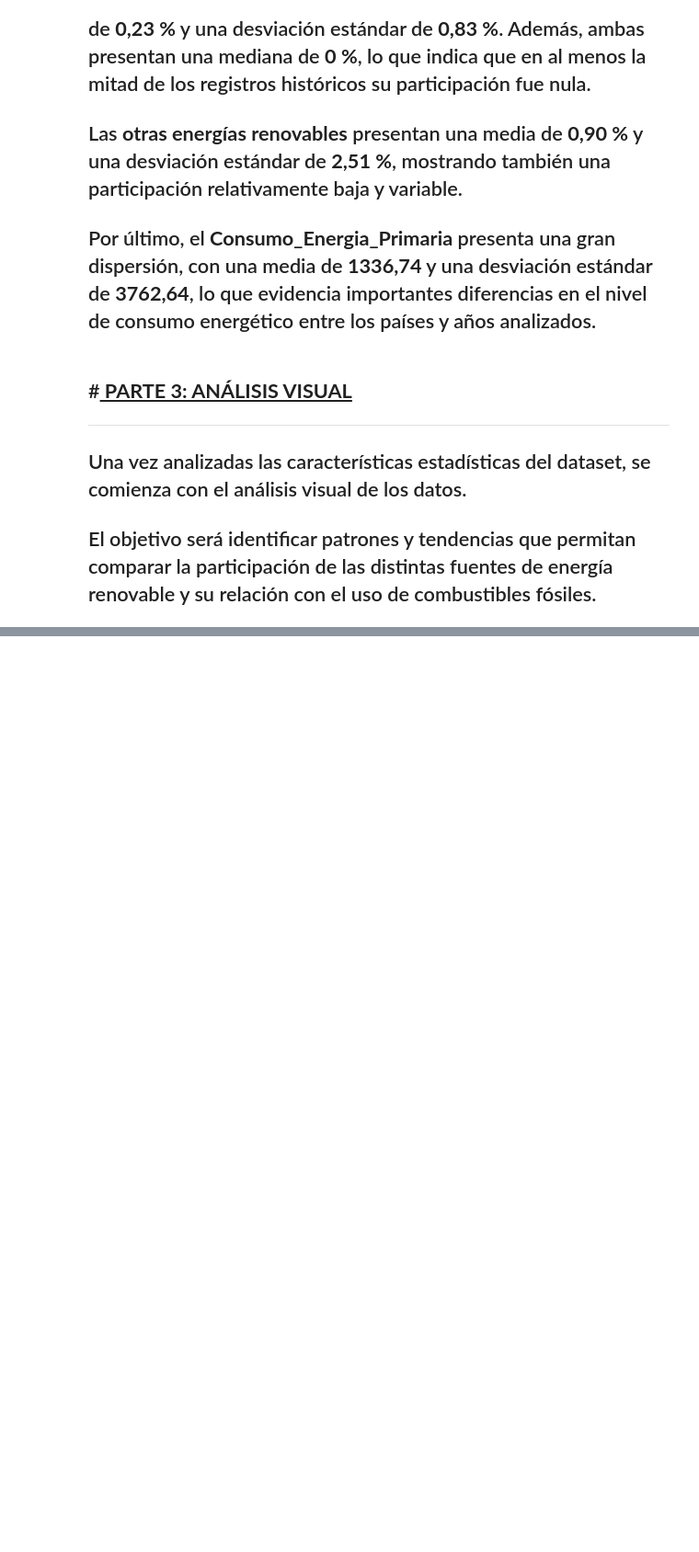
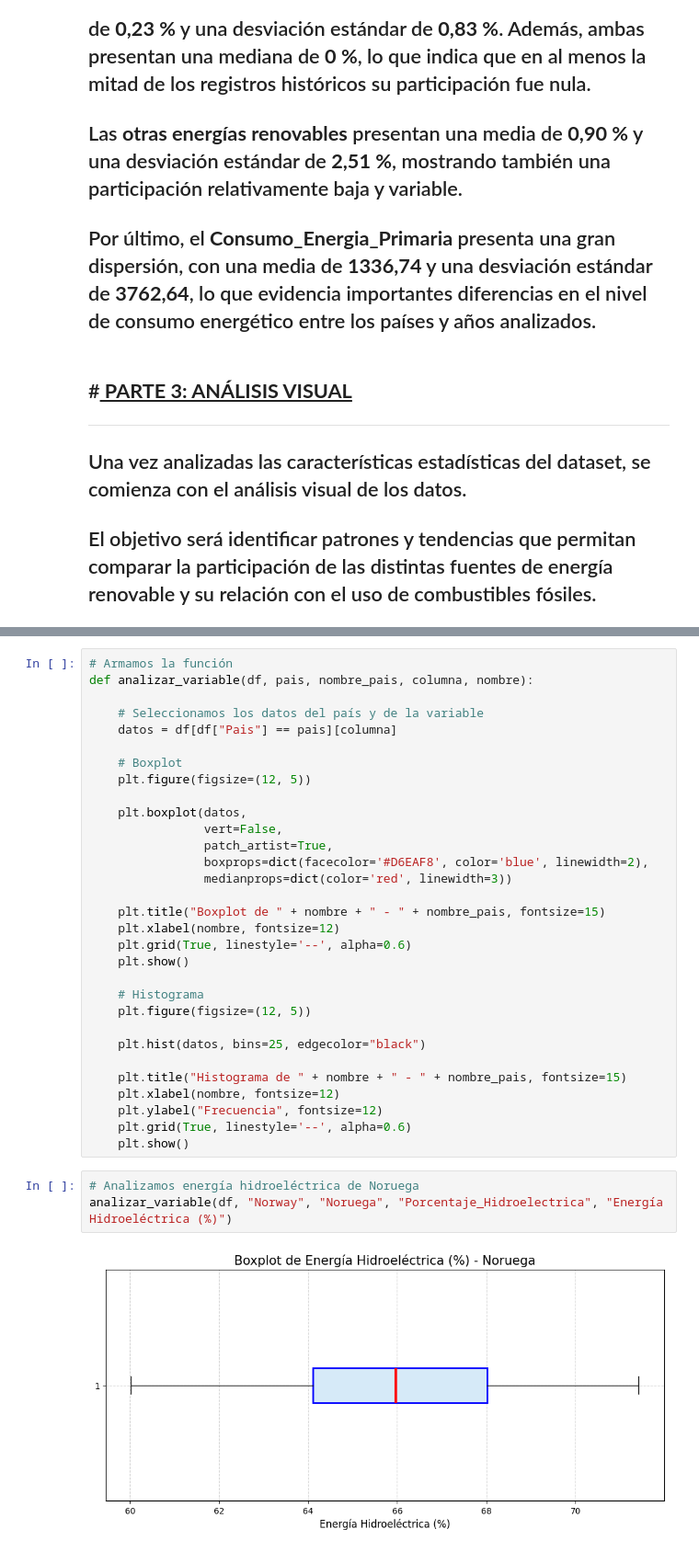
Before and after one commit to dacdemon/ITD, a Jupyter notebook: INTEGRADOR CORIA DAMIAN.ipynb, the cells around one changed output, grey strips where cells are left out. Shown at 92% size. Drawn from its saved outputs; the diff is of its cells as text; blank space fills up the shorter version.

```diff
--- a/INTEGRADOR CORIA DAMIAN.ipynb
+++ b/INTEGRADOR CORIA DAMIAN.ipynb
@@ -309,0 +367,36 @@ df.describe()
+# %%
+# Armamos la función
+def analizar_variable(df, pais, nombre_pais, columna, nombre):
+
+    # Seleccionamos los datos del país y de la variable
+    datos = df[df["Pais"] == pais][columna]
+
+    # Boxplot
+    plt.figure(figsize=(12, 5))
+
+    plt.boxplot(datos,
+                vert=False,
+                patch_artist=True,
+                boxprops=dict(facecolor='#D6EAF8', color='blue', linewidth=2),
+                medianprops=dict(color='red', linewidth=3))
+
+    plt.title("Boxplot de " + nombre + " - " + nombre_pais, fontsize=15)
+    plt.xlabel(nombre, fontsize=12)
+    plt.grid(True, linestyle='--', alpha=0.6)
+    plt.show()
+
+    # Histograma
+    plt.figure(figsize=(12, 5))
+
+    plt.hist(datos, bins=25, edgecolor="black")
+
+    plt.title("Histograma de " + nombre + " - " + nombre_pais, fontsize=15)
+    plt.xlabel(nombre, fontsize=12)
+    plt.ylabel("Frecuencia", fontsize=12)
+    plt.grid(True, linestyle='--', alpha=0.6)
+    plt.show()
+# %%
+# Analizamos energía hidroeléctrica de Noruega
+analizar_variable(df, "Norway", "Noruega", "Porcentaje_Hidroelectrica", "Energía Hidroeléctrica (%)")
+# %% [output]
+[figure, added]
```
Also changed, not shown: parts of 11 cells of this notebook.
